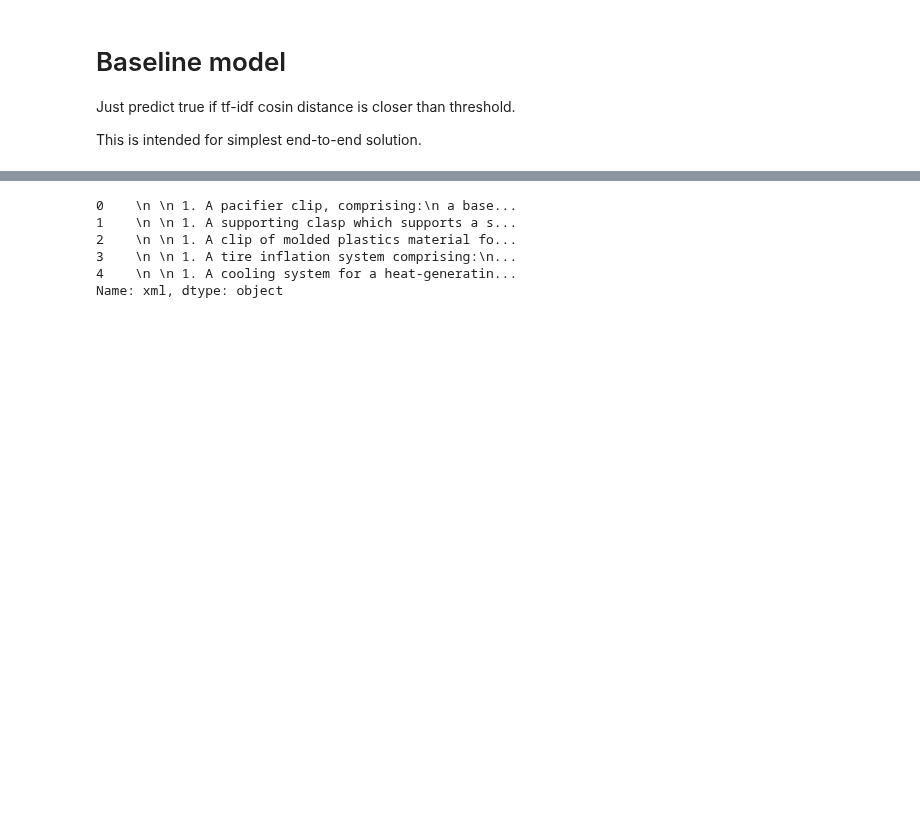
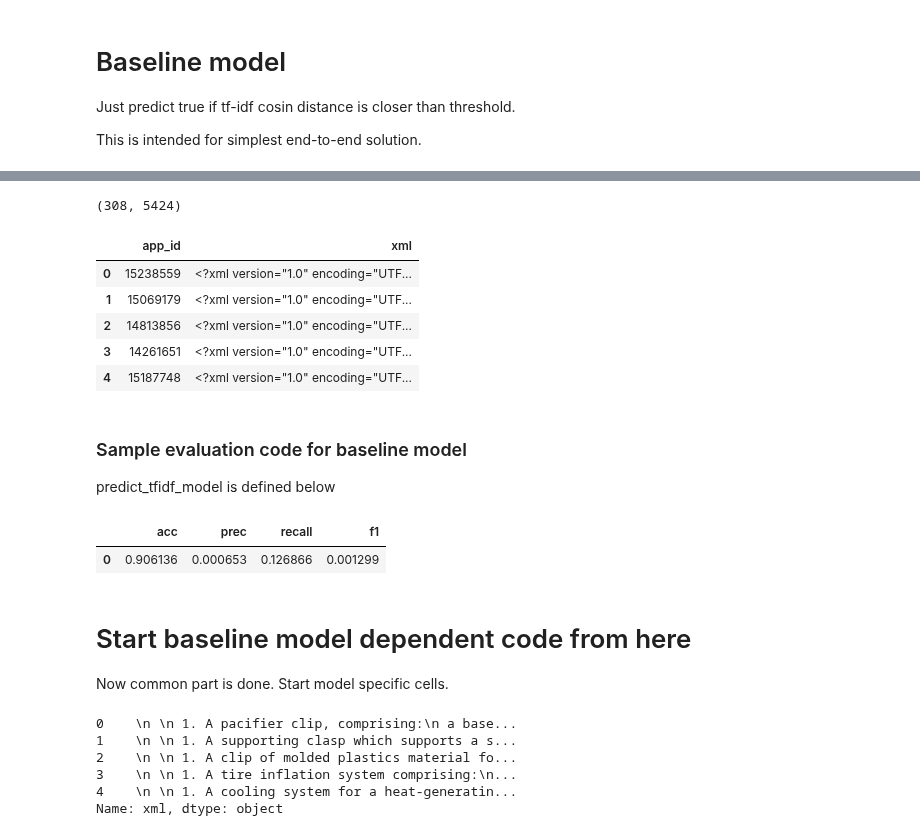
Before and after one commit to yoheikikuta/US-patent-analysis, a Jupyter notebook: notebook/tfidf_nearest.ipynb, the cells around one changed output, grey strips where cells are left out. Saved outputs shown, nothing was run; the diff lists cells and outputs as text; code cells hidden in the pictures; blank space fills up the shorter version.

Commit message:
Baseline model and evaluation code seems working.

```diff
--- a/notebook/tfidf_nearest.ipynb
+++ b/notebook/tfidf_nearest.ipynb
@@ -16,0 +72,9 @@ app_all_df = pd.read_pickle("../data/app_2017_by2012_xmldf.dat")
+# %%
+def filter_uniq_appid(df):
+    ids = set()
+    filtermask = []
+    for i in range(len(df)):
+        app_id = df.iloc[i].app_id
+        filtermask.append(app_id not in ids)
+        ids.add(app_id)
+    return filtermask
@@ -16,0 +86,3 @@ app_all_df = pd.read_pickle("../data/app_2017_by2012_xmldf.dat")
+# %%
+training_app_df = training_app_df[filter_uniq_appid(training_app_df)]
+testset_app_df = testset_app_df[filter_uniq_appid(testset_app_df)]
@@ -16,0 +98,3 @@ app_all_df = pd.read_pickle("../data/app_2017_by2012_xmldf.dat")
+# %%
+training_app_df = training_app_df.sample(frac=1).reset_index(drop=True)
+testset_app_df = testset_app_df.sample(frac=1).reset_index(drop=True)
@@ -29,0 +140,13 @@ def whole_xml_to_claim(whole):
+# %%
+label_df.shape
+# %% [output]
+(308, 5424)
+# %%
+testset_app_df.head()
+# %% [output]
+|  | app_id | xml |
+| 0 | 15238559 | <?xml version="1.0" encoding="UTF... |
+| 1 | 15069179 | <?xml version="1.0" encoding="UTF... |
+| 2 | 14813856 | <?xml version="1.0" encoding="UTF... |
+| 3 | 14261651 | <?xml version="1.0" encoding="UTF... |
+| 4 | 15187748 | <?xml version="1.0" encoding="UTF... |
@@ -29,0 +191,4 @@ def whole_xml_to_claim(whole):
+# %% [markdown]
+### Sample evaluation code for baseline model
+
+predict_tfidf_model is defined below
@@ -30,3 +197,13 @@ def whole_xml_to_claim(whole):
+# %%
+calc_summary(pred_df, label_df)
+# %% [output]
+|  | acc | prec | recall | f1 |
+| 0 | 0.906136 | 0.000653 | 0.126866 | 0.001299 |
+# %% [markdown]
+# Start baseline model dependent code from here
+
+Now common part is done.
+Start model specific cells.
 # %%
 grants_all_df.head()["xml"].map(whole_xml_to_claim)
 # %% [output]
```
Also changed, not shown: parts of 81 cells of this notebook, 1 other file.
